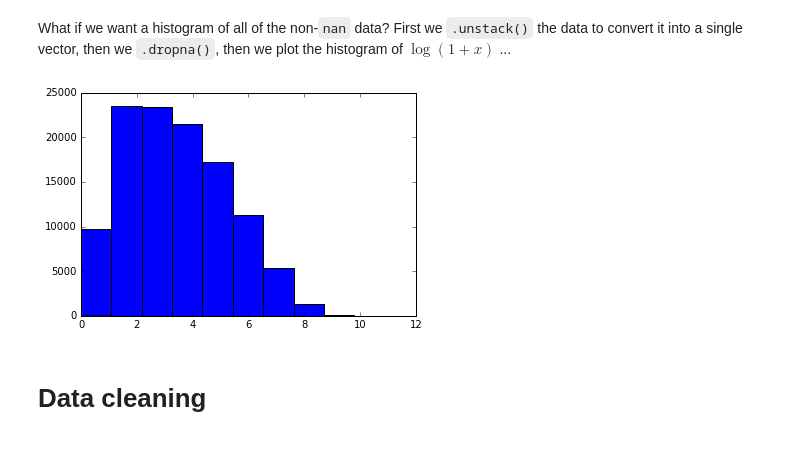
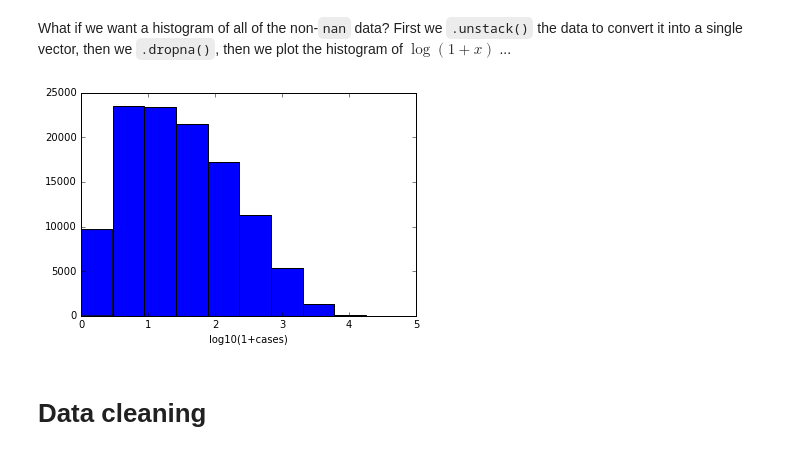
Before and after one commit to bbolker/math1mp, a Jupyter notebook: notes/pandas_intro.ipynb, the cells around one changed output. Saved outputs shown, nothing was run; the diff lists cells and outputs as text; code cells hidden in the pictures.

```diff
--- a/notes/pandas_intro.ipynb
+++ b/notes/pandas_intro.ipynb
@@ -96,6 +96,6 @@ Let's be ambitious and plot *all* the data (leaving out the `WEEK` and `YEAR` co
 # %%
 import matplotlib.pyplot as plt
 fig, ax = plt.subplots()
-all_data = p.loc[:,"ALABAMA":]
-## equivalently: all_data=p.drop(["YEAR","WEEK])
+all_data = p.loc[:,"ALABAMA":"WYOMING"]
+## equivalently: all_data=p.drop(["YEAR","WEEK","Unnamed: 61"])
 ax.semilogy(all_data);
@@ -200,9 +218,10 @@ dtype: int64
 What if we want a histogram of all of the non-`nan` data?  First we `.unstack()` the data to convert it into a single vector, then we `.dropna()`, then we plot the histogram of $\log(1+x)$ ...
 # %%
 import numpy as np
-plt.hist(np.log(1+all_data.unstack().dropna()));
+plt.hist(np.log10(1+all_data.unstack().dropna()))
+plt.xlabel("log10(1+cases)");
 # %% [output]
-[figure, old version]
+[figure, new version]
 # %% [markdown]
 # Data cleaning
 # %%
```
Also changed, not shown: parts of 33 cells of this notebook.
